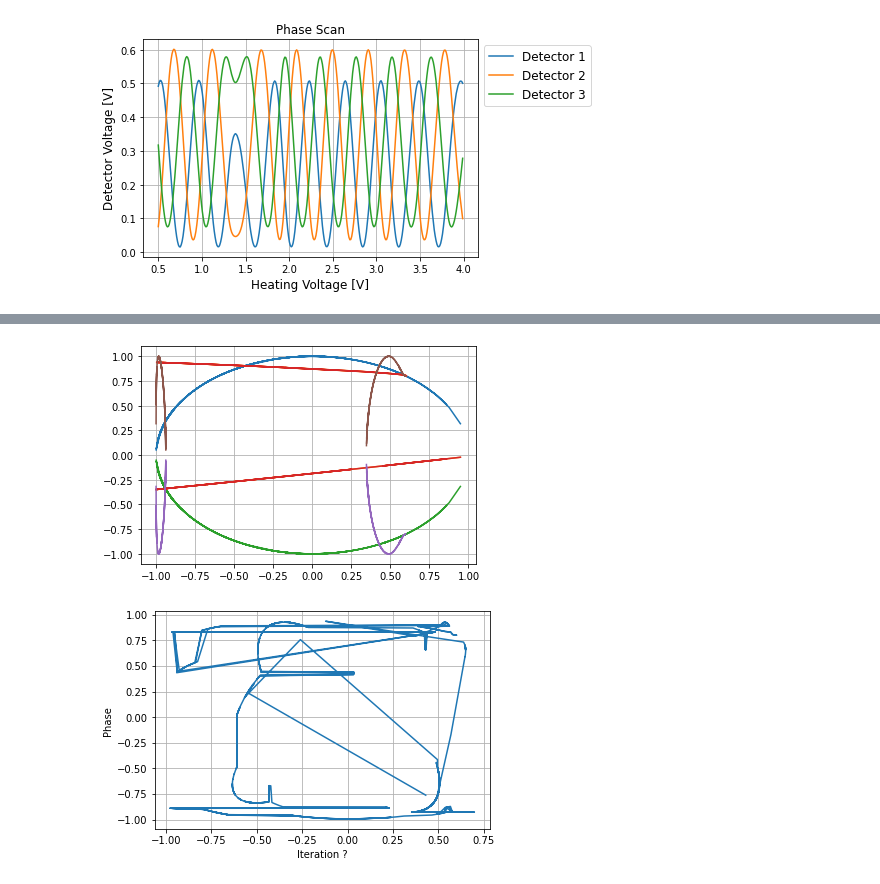
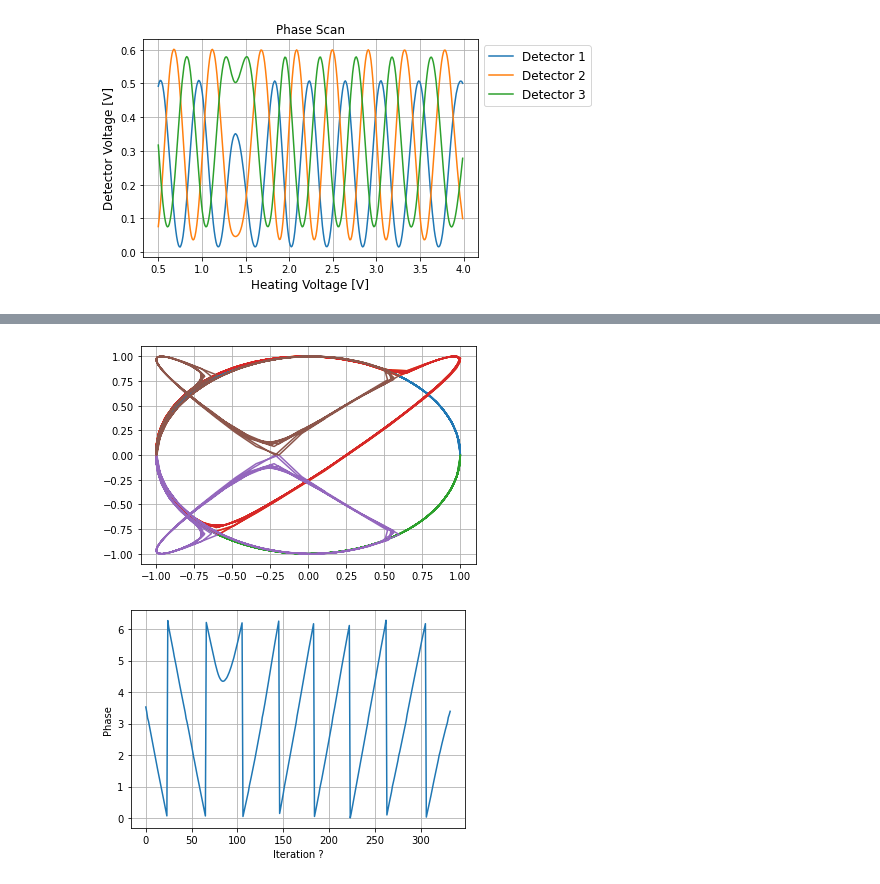
Before and after one commit to bilaljo/MiniPTI, a Jupyter notebook: notebooks/passepartout.ipynb, the cells around one changed output, grey strips where cells are left out. Cells and saved outputs as stored; diff of their text form; code cells hidden in the pictures.

Commit message:
Implemend a new method do determine coupler phases

```diff
--- a/notebooks/passepartout.ipynb
+++ b/notebooks/passepartout.ipynb
@@ -6,15 +4,10 @@ from scipy import signal as sig
 from matplotlib import pyplot as plt
 # %%
-data = pd.read_csv("dc_values.csv")
 phase_scan = pd.read_csv("dc_1.csv")
 heating_voltage = phase_scan["Heating"]
 detector_1 = phase_scan["Detector 1"]
 detector_2 = phase_scan["Detector 2"]
 detector_3 = phase_scan["Detector 3"]
-
-dc_1 = data["Norm DC1 (V)"]
-dc_2 = data["Norm DC2 (V)"]
-dc_3 = data["Norm DC3 (V)"]
 # %%
 plt.plot(heating_voltage, detector_1, label="Detector 1")
 plt.plot(heating_voltage, detector_2, label="Detector 2")
@@ -36 +26,3 @@ dc_scaled = [2 * (dc_1 - min(detector_1)) / (max(detector_1) - min(detector_1))
+# %%
+dc_scaled = [scale_data(detector_1), scale_data(detector_2), scale_data(detector_3)]
 # %%
@@ -64,35 +56,35 @@ for i in range(3):
 plt.grid(True)
 plt.show()
 # %% [output]
-[figure, old version]
+[figure, new version]
 # %%
 x = []
 y = []
 for i in range(len(X[0])):
     current_error_x = 6
     current_error_y = 6
     indices_x = None
     indices_y = None
     for j in range(6):
         for k in range(j + 1, 6):
             for l in range(k + 1, 6):
                 error_x = abs(X[j][i] - X[k][i]) + abs(X[j][i] - X[l][i]) + abs(X[l][i] - X[k][i])
                 error_y = abs(Y[j][i] - Y[k][i]) + abs(Y[j][i] - Y[l][i]) + abs(Y[l][i] - Y[k][i])
                 if current_error_x > error_x:
                     indices_x = (j, k, l)
                     current_error_x = error_x
                 if current_error_y > error_y:
                     indices_y = (j, k, l)
                     current_error_y = error_y
     x.append(np.mean([X[indices_x[0]][i], X[indices_x[1]][i], X[indices_x[2]][i]]))
     y.append(np.mean([Y[indices_y[0]][i], Y[indices_y[1]][i], Y[indices_y[2]][i]]))
 
-plt.plot(x, y)
+#plt.plot(x, y)
 phi = np.arctan2(y, x)
-#plt.plot(range(len(phi)), phi + np.pi, "*")
+plt.plot(range(len(phi)), phi + np.pi)
 plt.xlabel("Iteration ?")
 plt.ylabel("Phase")
 plt.grid(True)
-plt.savefig("Phase.png")
+plt.savefig("Phase.pdf")
 # %% [output]
-[figure, old version]
+[figure, new version]
```
Also changed, not shown: parts of 7 cells of this notebook.
